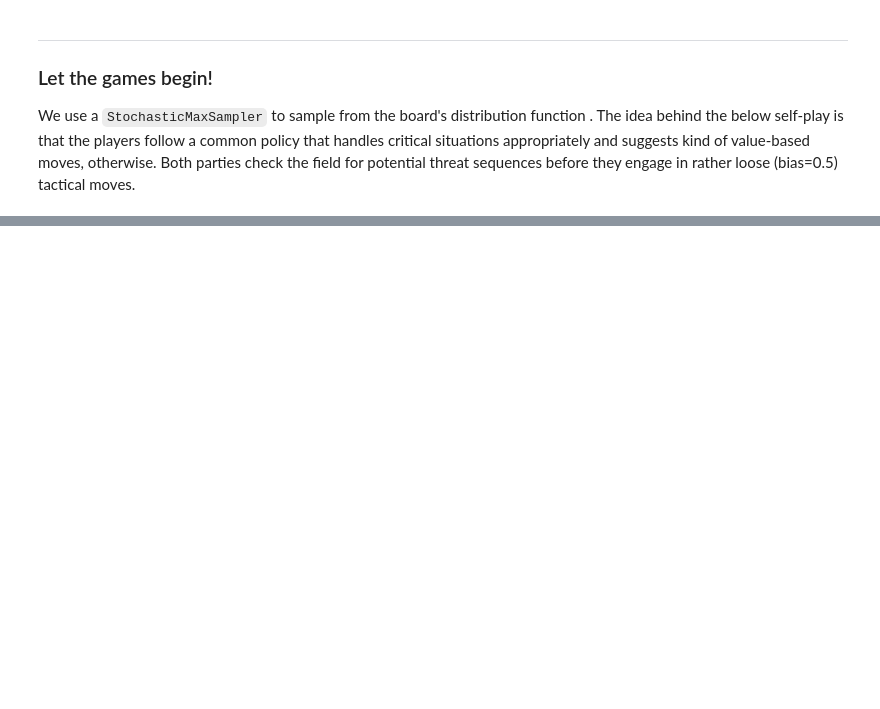
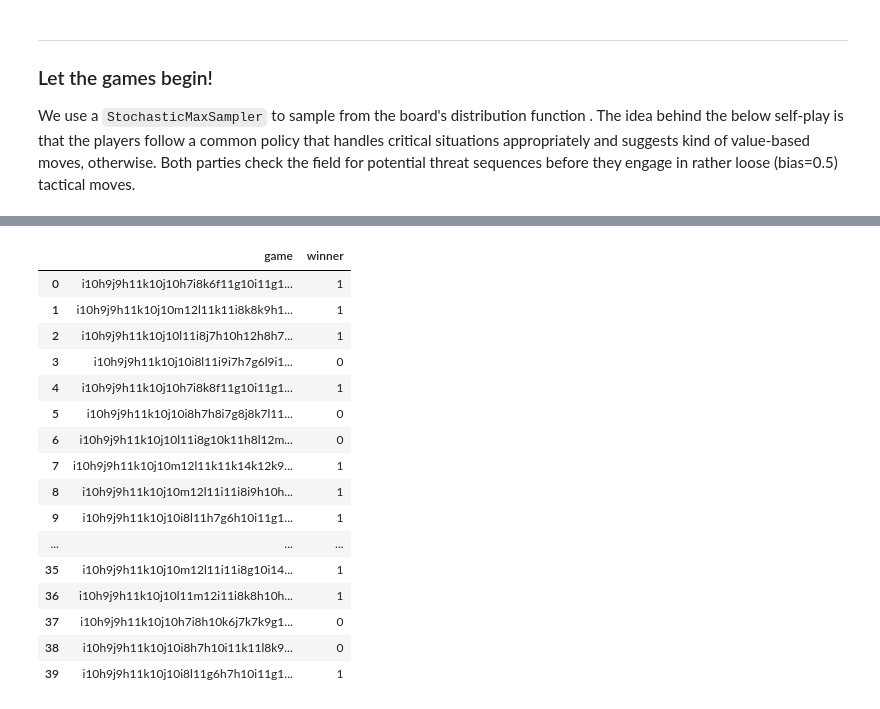
Before and after one commit to smurve/DeepGomoku, a Jupyter notebook: ProbabilisticPolicy.ipynb, the cells around one changed output, grey strips where cells are left out. Drawn from its saved outputs; the diff is of its cells as text; code cells hidden in the pictures; blank space fills up the shorter version.

```diff
--- a/ProbabilisticPolicy.ipynb
+++ b/ProbabilisticPolicy.ipynb
@@ -103,0 +112,12 @@ Wall time: 8.65 s
+# %%
+games = []
+ts = ThreatSearch(max_depth=6, max_width=5)
+p = HeuristicGomokuPolicy(style = 2, bias=.5, topn=5, threat_search=ts)
+for i in range(40):
+    board = GomokuBoard(h, N=20, disp_width=10)
+    board.set(I,10).set(H,9).set(J,9).set(H,11).set(K,10).set(J,10);
+    play(board, p, 40, ts)
+    status = board.game_state()
+    winner = int((status+1)/2) ^ board.current_color
+    string = gt.stones_to_string(board.stones)
+    games.append([string, winner])
@@ -103,0 +164,22 @@ Wall time: 8.65 s
+# %%
+df = pd.DataFrame(games, columns=['game', 'winner'])
+# %%
+df
+# %% [output]
+|  | game | winner |
+| 0 | i10h9j9h11k10j10h7i8k6f11g10i11g1... | 1 |
+| 1 | i10h9j9h11k10j10m12l11k11i8k8k9h1... | 1 |
+| 2 | i10h9j9h11k10j10l11i8j7h10h12h8h7... | 1 |
+| 3 | i10h9j9h11k10j10i8l11i9i7h7g6l9i1... | 0 |
+| 4 | i10h9j9h11k10j10h7i8k8f11g10i11g1... | 1 |
+| 5 | i10h9j9h11k10j10i8h7h8i7g8j8k7l11... | 0 |
+| 6 | i10h9j9h11k10j10l11i8g10k11h8l12m... | 0 |
+| 7 | i10h9j9h11k10j10m12l11k11k14k12k9... | 1 |
+| 8 | i10h9j9h11k10j10m12l11i11i8i9h10h... | 1 |
+| 9 | i10h9j9h11k10j10i8l11h7g6h10i11g1... | 1 |
+| ... | ... | ... |
+| 35 | i10h9j9h11k10j10m12l11i11i8g10i14... | 1 |
+| 36 | i10h9j9h11k10j10l11m12i11i8k8h10h... | 1 |
+| 37 | i10h9j9h11k10j10h7i8h10k6j7k7k9g1... | 0 |
+| 38 | i10h9j9h11k10j10i8h7h10i11k11l8k9... | 0 |
+| 39 | i10h9j9h11k10j10i8l11g6h7h10i11g1... | 1 |
```
Also changed, not shown: parts of 9 cells of this notebook, 10 other files.
